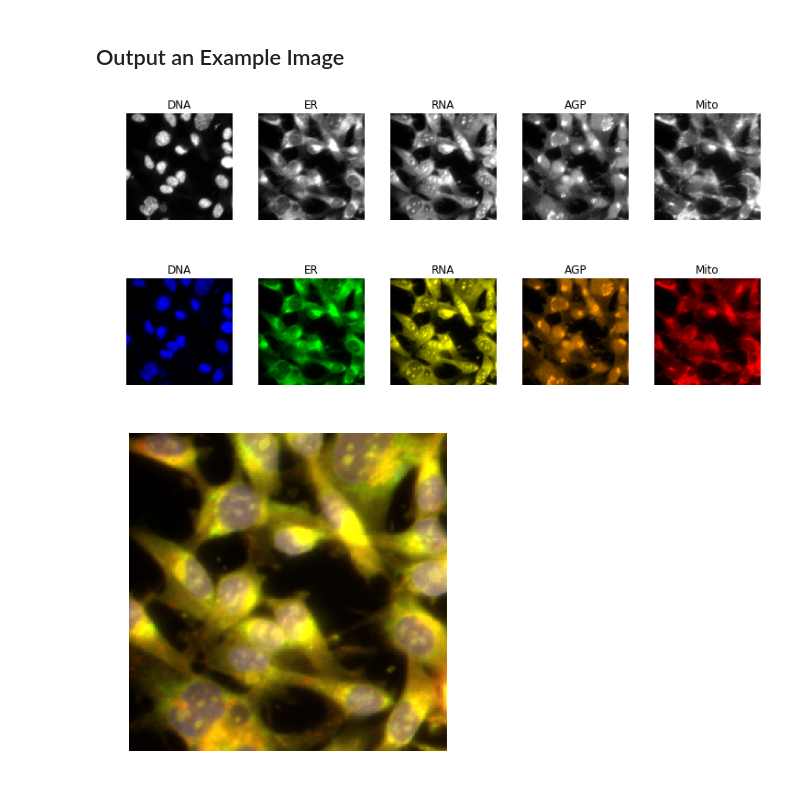
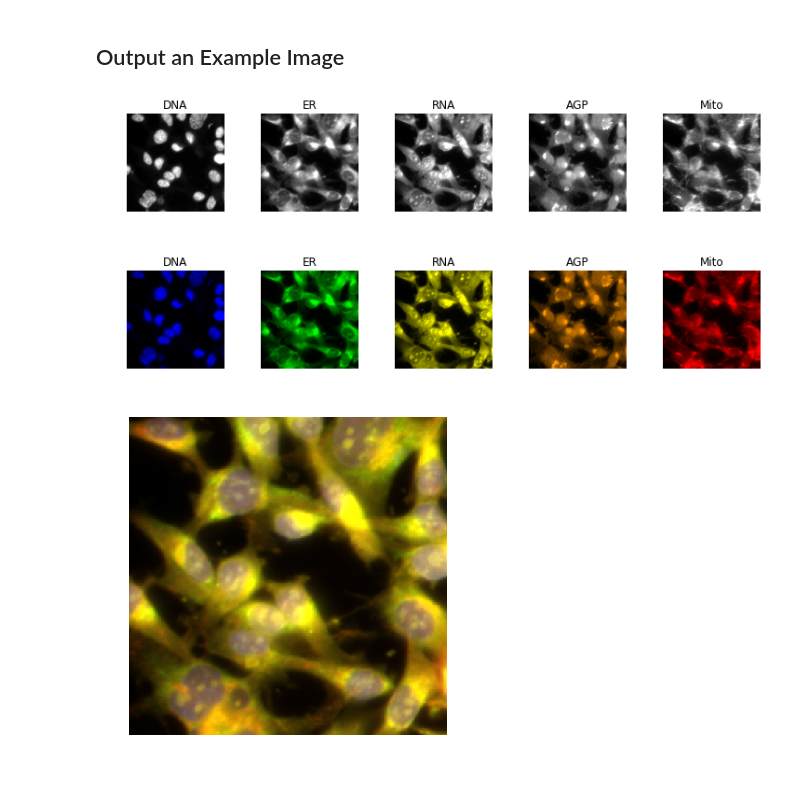
Before and after one commit to broadinstitute/cell-health, a Jupyter notebook: 1.generate-profiles/4.load-example-cell-painting-image.ipynb, the cells around one changed output. Saved outputs shown, nothing was run; the diff lists cells and outputs as text; code cells hidden in the pictures.

```diff
--- a/1.generate-profiles/4.load-example-cell-painting-image.ipynb
+++ b/1.generate-profiles/4.load-example-cell-painting-image.ipynb
@@ -64,17 +64,19 @@ example_image.prep_images(low_prop=0.1, high_prop=0.3)
 # %%
 example_image.plot_images(cropped=True, color=False)
 
 output_file = os.path.join("figures", "example_images", "greyscale_channel.png")
+plt.subplots_adjust(top=0.8)
 plt.savefig(output_file, pad_inches=0.2, dpi=500)
 # %% [output]
-[figure, old version]
+[figure, new version]
 # %%
 example_image.plot_images(cropped=True, color=True)
 
 output_file = os.path.join("figures", "example_images", "color_channel.png")
+plt.subplots_adjust(top=0.8)
 plt.savefig(output_file, pad_inches=0.2, dpi=500)
 # %% [output]
-[figure, old version]
+[figure, new version]
 # %%
 example_image.plot_combined_image()
 
```
Also changed, not shown: 1 other file.
